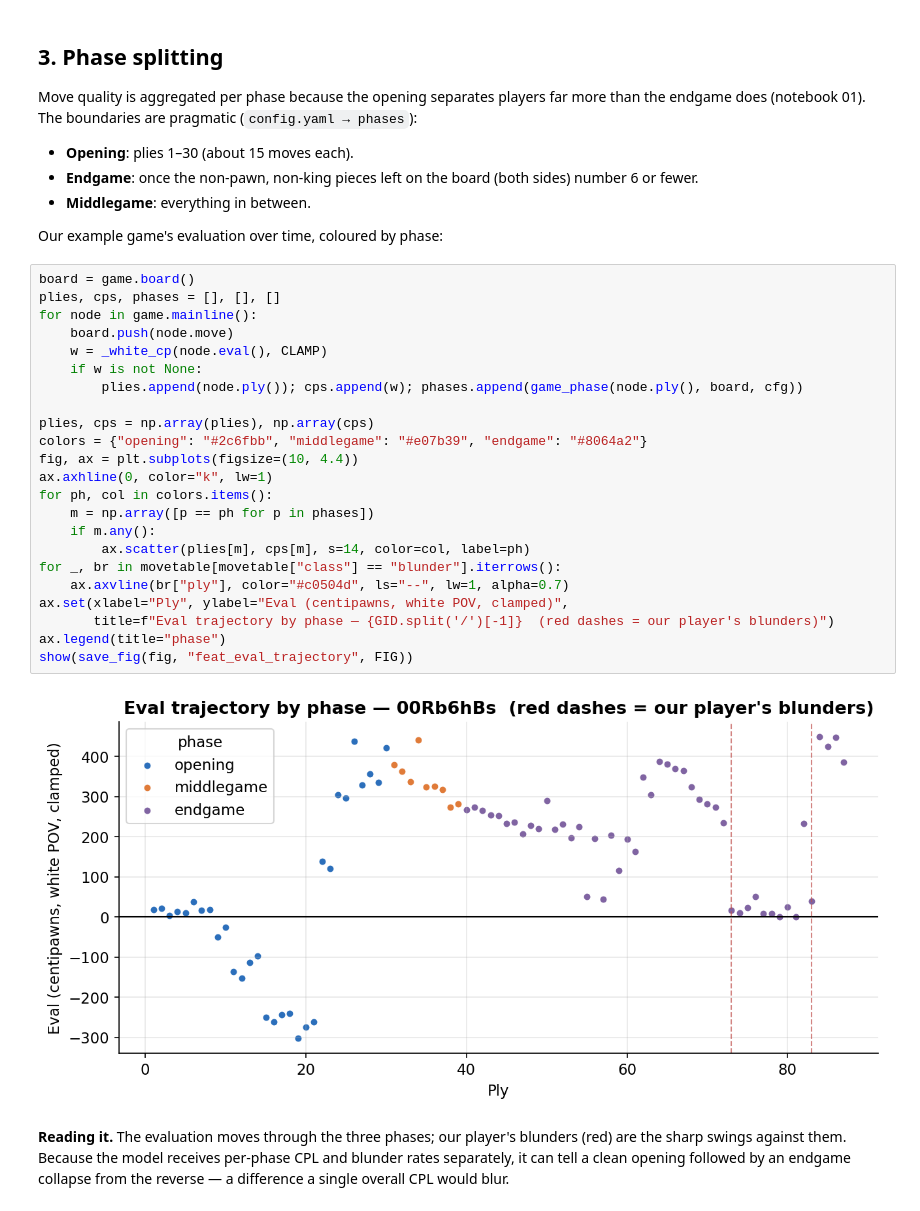
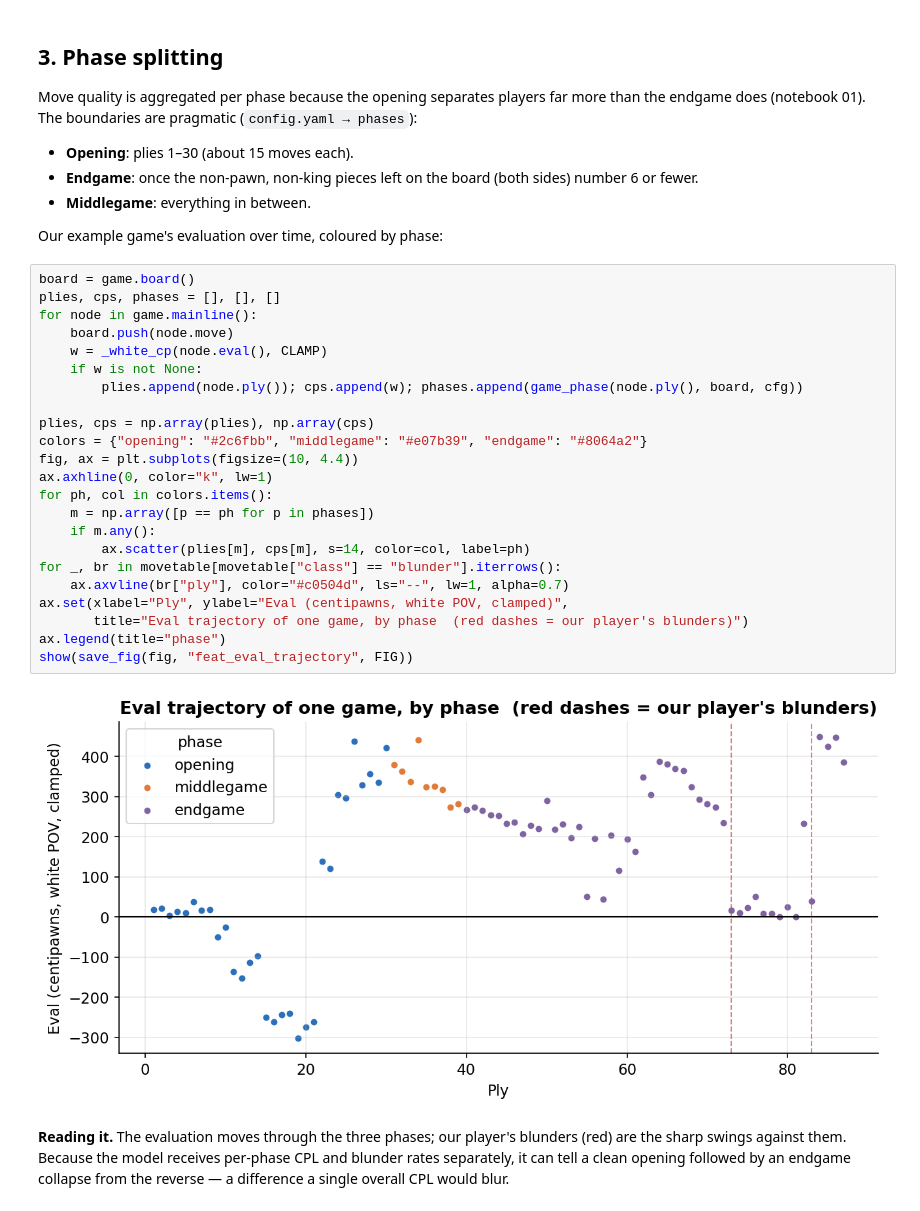
Before and after one commit to barakpe/chess-rating, a Jupyter notebook: notebooks/02_feature_engineering.ipynb, the cells around one changed output. Saved outputs shown, nothing was run; the diff lists cells and outputs as text.

```diff
--- a/notebooks/02_feature_engineering.ipynb
+++ b/notebooks/02_feature_engineering.ipynb
@@ -269,28 +269,28 @@ Our example game's evaluation over time, coloured by phase:
 # %%
 board = game.board()
 plies, cps, phases = [], [], []
 for node in game.mainline():
     board.push(node.move)
     w = _white_cp(node.eval(), CLAMP)
     if w is not None:
         plies.append(node.ply()); cps.append(w); phases.append(game_phase(node.ply(), board, cfg))
 
 plies, cps = np.array(plies), np.array(cps)
 colors = {"opening": "#2c6fbb", "middlegame": "#e07b39", "endgame": "#8064a2"}
 fig, ax = plt.subplots(figsize=(10, 4.4))
 ax.axhline(0, color="k", lw=1)
 for ph, col in colors.items():
     m = np.array([p == ph for p in phases])
     if m.any():
         ax.scatter(plies[m], cps[m], s=14, color=col, label=ph)
 for _, br in movetable[movetable["class"] == "blunder"].iterrows():
     ax.axvline(br["ply"], color="#c0504d", ls="--", lw=1, alpha=0.7)
 ax.set(xlabel="Ply", ylabel="Eval (centipawns, white POV, clamped)",
-       title=f"Eval trajectory by phase — {GID.split('/')[-1]}  (red dashes = our player's blunders)")
+       title="Eval trajectory of one game, by phase  (red dashes = our player's blunders)")
 ax.legend(title="phase")
 show(save_fig(fig, "feat_eval_trajectory", FIG))
 # %% [output]
-[figure, old version]
+[figure, new version]
 # %% [markdown]
 **Reading it.** The evaluation moves through the three phases; our player's blunders (red) are the
 sharp swings against them. Because the model receives per-phase CPL and blunder rates separately,
```
Also changed, not shown: 4 other files.
